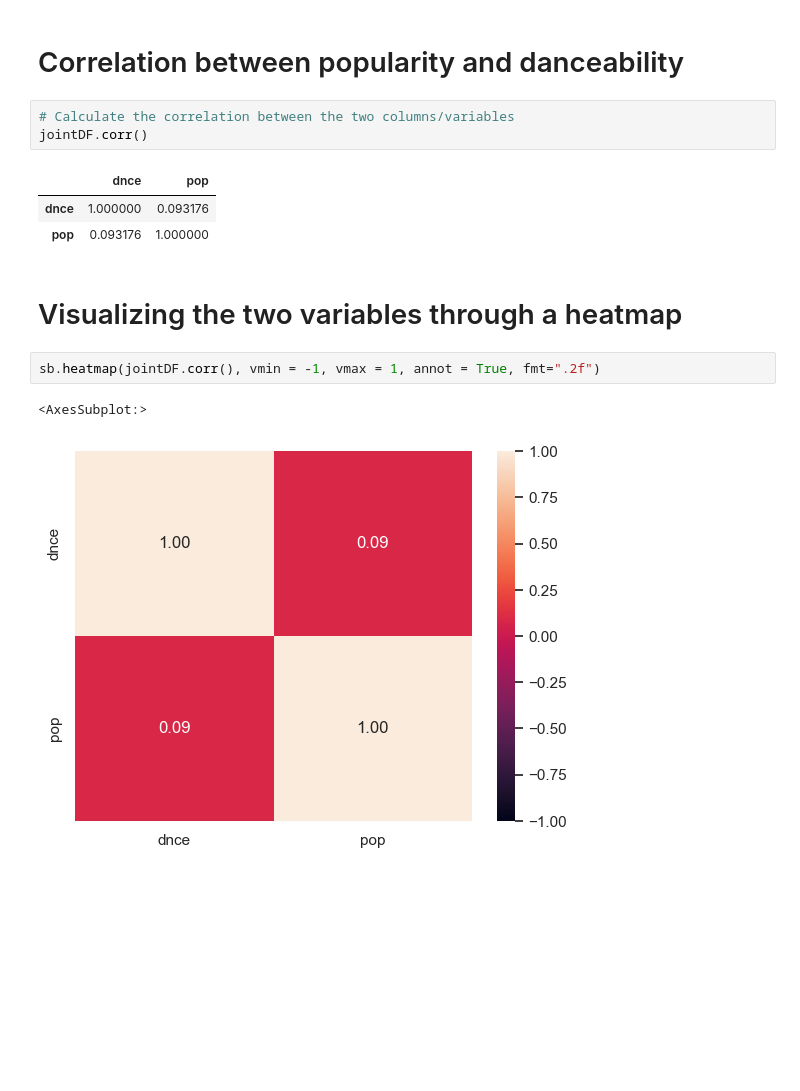
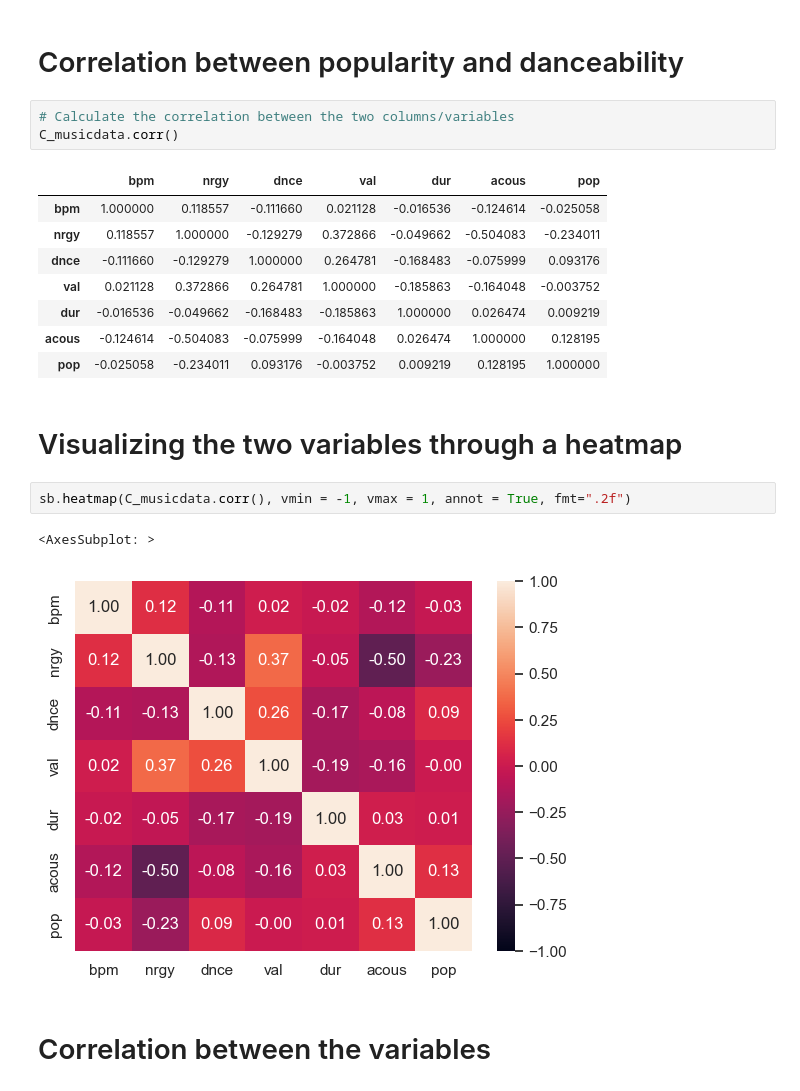
Before and after one commit to tanvi-jain3/SC1015-Song-Genre-Classification, a Jupyter notebook: Data Science Mini_Project.ipynb, the cells around one changed output. Cells and saved outputs as stored; diff of their text form; blank space fills up the shorter version.

```diff
--- a/Data Science Mini_Project.ipynb
+++ b/Data Science Mini_Project.ipynb
@@ -101,15 +101,22 @@ ValueError: Could not interpret value `Danceability` for parameter `x`
 # Correlation between popularity and danceability
 # %%
 # Calculate the correlation between the two columns/variables
-jointDF.corr()
+C_musicdata.corr()
 # %% [output]
-|  | dnce | pop |
-| dnce | 1.000000 | 0.093176 |
-| pop | 0.093176 | 1.000000 |
+|  | bpm | nrgy | dnce | val | dur | acous | pop |
+| bpm | 1.000000 | 0.118557 | -0.111660 | 0.021128 | -0.016536 | -0.124614 | -0.025058 |
+| nrgy | 0.118557 | 1.000000 | -0.129279 | 0.372866 | -0.049662 | -0.504083 | -0.234011 |
+| dnce | -0.111660 | -0.129279 | 1.000000 | 0.264781 | -0.168483 | -0.075999 | 0.093176 |
+| val | 0.021128 | 0.372866 | 0.264781 | 1.000000 | -0.185863 | -0.164048 | -0.003752 |
+| dur | -0.016536 | -0.049662 | -0.168483 | -0.185863 | 1.000000 | 0.026474 | 0.009219 |
+| acous | -0.124614 | -0.504083 | -0.075999 | -0.164048 | 0.026474 | 1.000000 | 0.128195 |
+| pop | -0.025058 | -0.234011 | 0.093176 | -0.003752 | 0.009219 | 0.128195 | 1.000000 |
 # %% [markdown]
 # Visualizing the two variables through a heatmap
 # %%
-sb.heatmap(jointDF.corr(), vmin = -1, vmax = 1, annot = True, fmt=".2f")
+sb.heatmap(C_musicdata.corr(), vmin = -1, vmax = 1, annot = True, fmt=".2f")
 # %% [output]
-<AxesSubplot:>
+<AxesSubplot: >
-[figure, old version]
+[figure, new version]
+# %% [markdown]
+# Correlation between the variables
```
Also changed, not shown: parts of 1 cell of this notebook.
